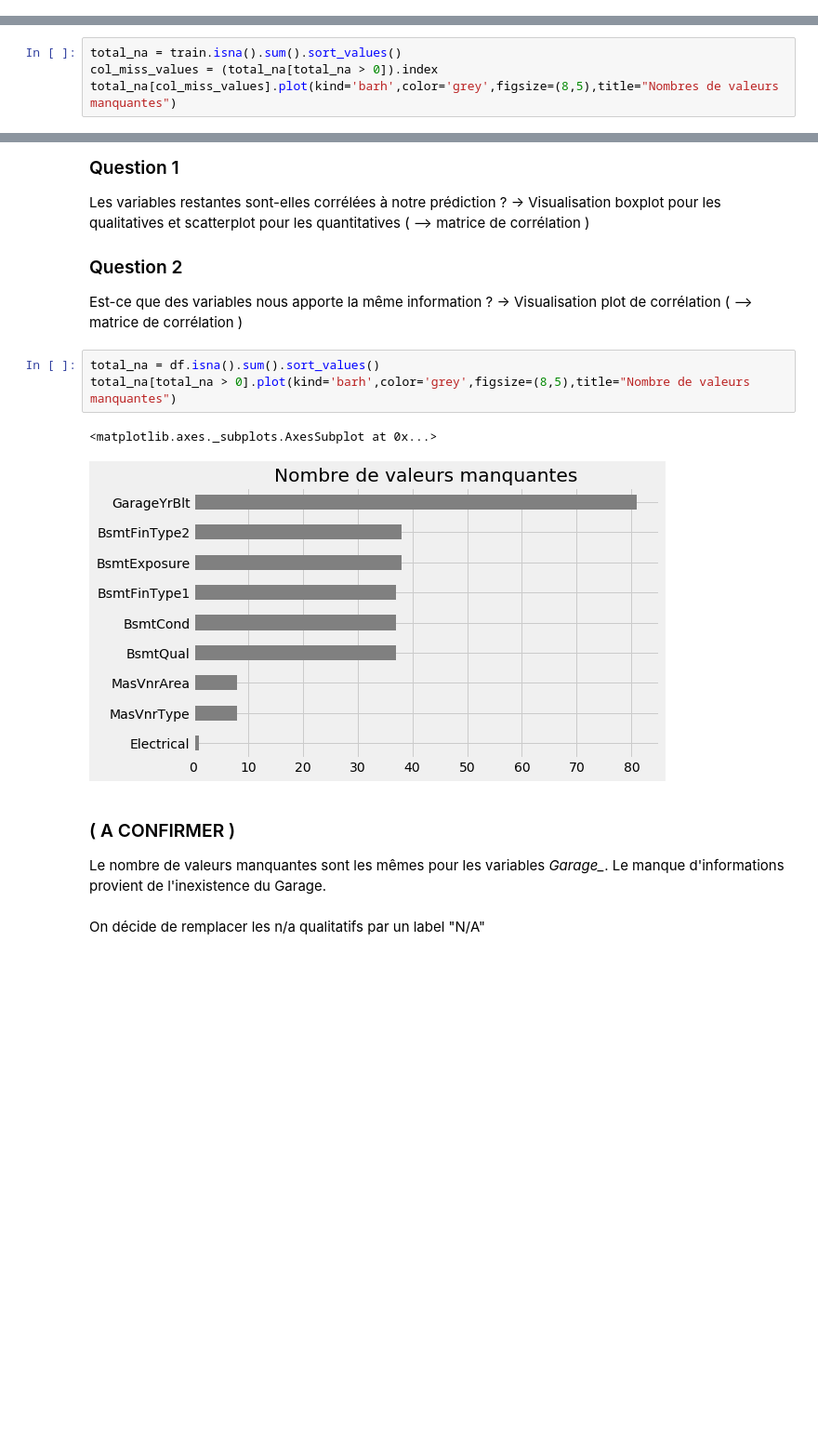
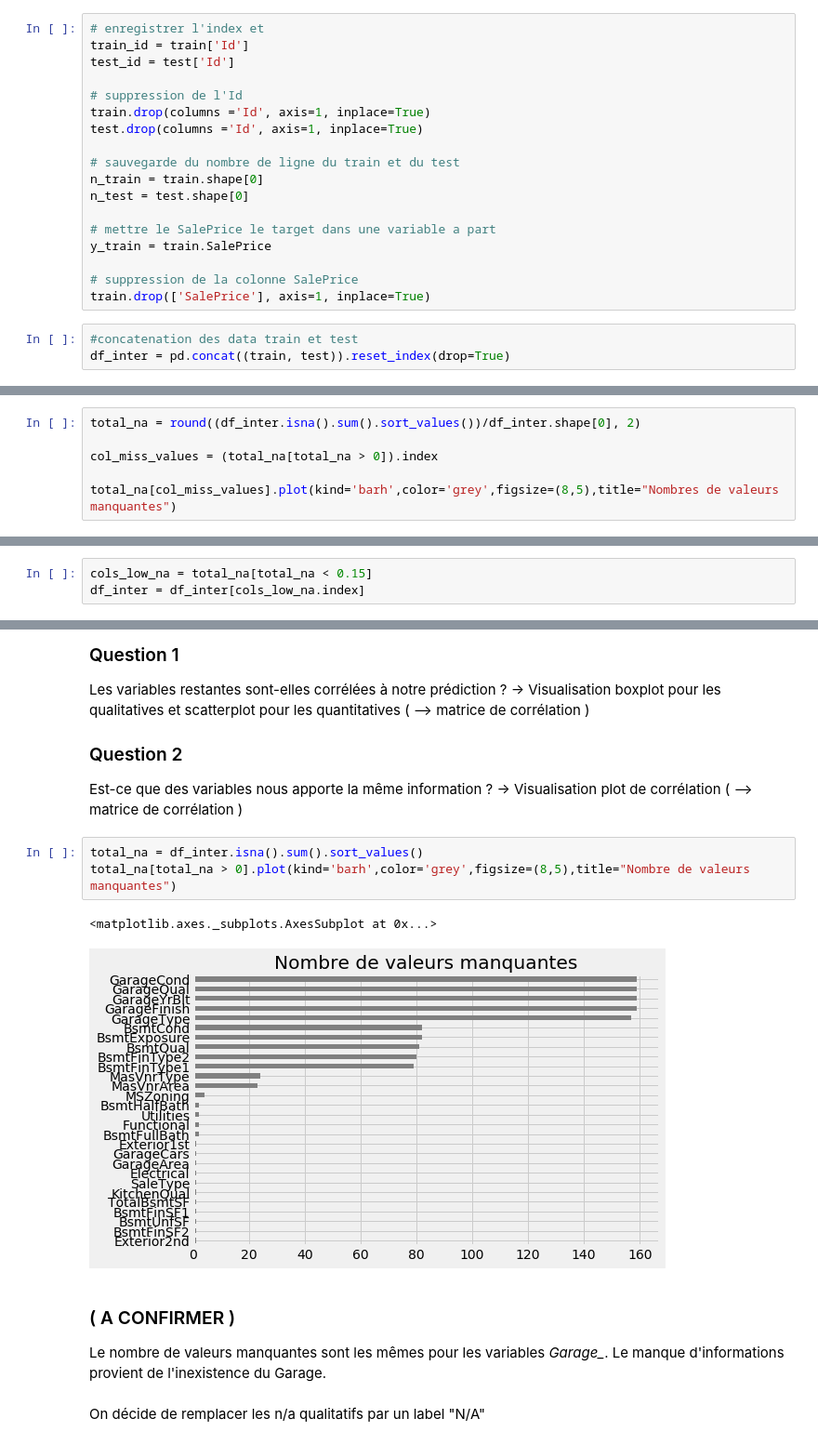
Before and after one commit to June-So/House-Price-Project, a Jupyter notebook: linear_regression.ipynb, the cells around one changed output, grey strips where cells are left out. Shown at 93% size. Drawn from its saved outputs; the diff is of its cells as text; blank space fills up the shorter version.

```diff
--- a/linear_regression.ipynb
+++ b/linear_regression.ipynb
@@ -17,12 +24,35 @@ plt.style.use('fivethirtyeight')
 pd.options.display.max_columns = 100
 # %% [markdown]
 ## Exploration des données
+# %%
+# enregistrer l'index et
+train_id = train['Id']
+test_id = test['Id']
+
+# suppression de l'Id
+train.drop(columns ='Id', axis=1, inplace=True)
+test.drop(columns ='Id', axis=1, inplace=True)
+
+# sauvegarde du nombre de ligne du train et du test
+n_train = train.shape[0]
+n_test = test.shape[0]
+
+# mettre le SalePrice le target dans une variable a part
+y_train = train.SalePrice
+
+# suppression de la colonne SalePrice
+train.drop(['SalePrice'], axis=1, inplace=True)
+# %%
+#concatenation des data train et test
+df_inter = pd.concat((train, test)).reset_index(drop=True)
 # %% [markdown]
 ## Gestion des données manquantes
 Visualisation des données manquantes
 # %%
-total_na = train.isna().sum().sort_values()
+total_na = round((df_inter.isna().sum().sort_values())/df_inter.shape[0], 2)
+
 col_miss_values = (total_na[total_na > 0]).index
+
 total_na[col_miss_values].plot(kind='barh',color='grey',figsize=(8,5),title="Nombres de valeurs manquantes")
 # %% [output]
 <matplotlib.axes._subplots.AxesSubplot at 0x...>
@@ -35,0 +62,3 @@ df_train = train[cols_low_na.index]
+# %%
+cols_low_na = total_na[total_na < 0.15]
+df_inter = df_inter[cols_low_na.index]
@@ -43,11 +74,11 @@ Les variables restantes sont-elles corrélées à notre prédiction ? -> Visuali
 ### Question 2
 Est-ce que des variables nous apporte la même information ? -> Visualisation plot de corrélation ( --> matrice de corrélation )
 # %%
-total_na = df.isna().sum().sort_values()
+total_na = df_inter.isna().sum().sort_values()
 total_na[total_na > 0].plot(kind='barh',color='grey',figsize=(8,5),title="Nombre de valeurs manquantes")
 # %% [output]
 <matplotlib.axes._subplots.AxesSubplot at 0x...>
-[figure, old version]
+[figure, new version]
 # %% [markdown]
 ### ( A CONFIRMER )
 Le nombre de valeurs manquantes sont les mêmes pour les variables *Garage_*. Le manque d'informations provient de l'inexistence du Garage.
```
Also changed, not shown: parts of 13 cells of this notebook.
